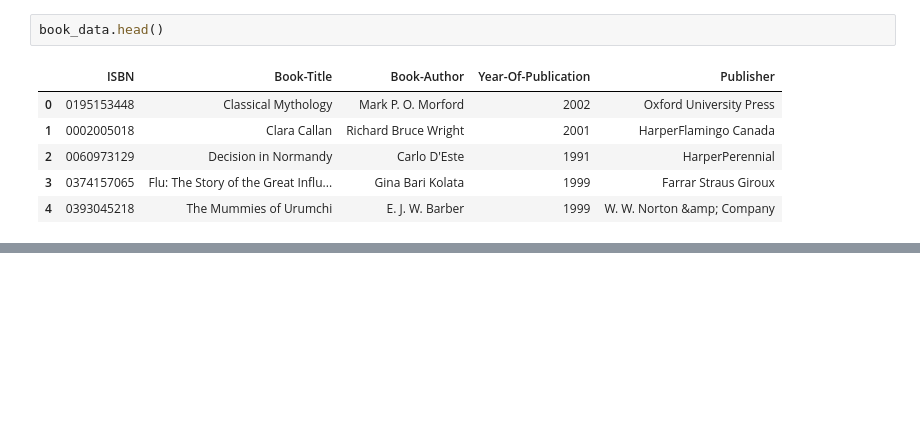
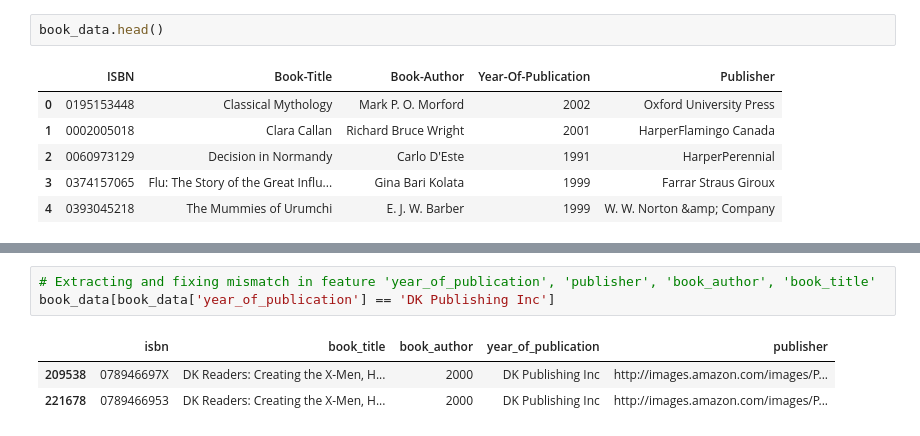
Before and after one commit to Prathamesshh/AI-Based-Book-Recommendation, a Jupyter notebook: model.ipynb, the cells around one changed output, grey strips where cells are left out. Saved outputs shown, nothing was run; the diff lists cells and outputs as text; blank space fills up the shorter version.

```diff
--- a/model.ipynb
+++ b/model.ipynb
@@ -133,0 +199,7 @@ book_data.head()
+# %%
+# Extracting and fixing mismatch in feature 'year_of_publication', 'publisher', 'book_author', 'book_title'
+book_data[book_data['year_of_publication'] == 'DK Publishing Inc']
+# %% [output]
+|  | isbn | book_title | book_author | year_of_publication | publisher |
+| 209538 | 078946697X | DK Readers: Creating the X-Men, H... | 2000 | DK Publishing Inc | http://images.amazon.com/images/P... |
+| 221678 | 0789466953 | DK Readers: Creating the X-Men, H... | 2000 | DK Publishing Inc | http://images.amazon.com/images/P... |
```
Also changed, not shown: parts of 15 cells of this notebook.
